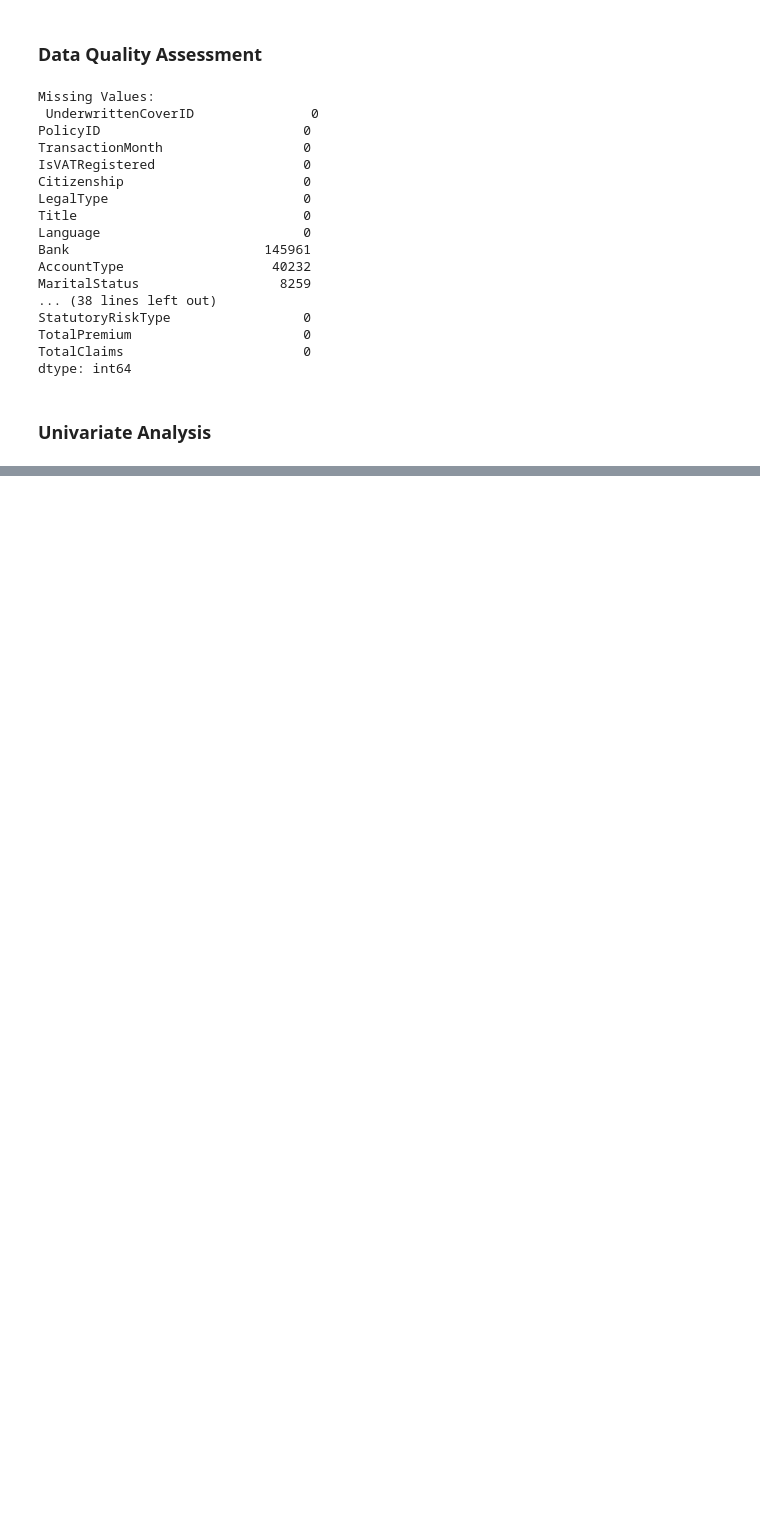
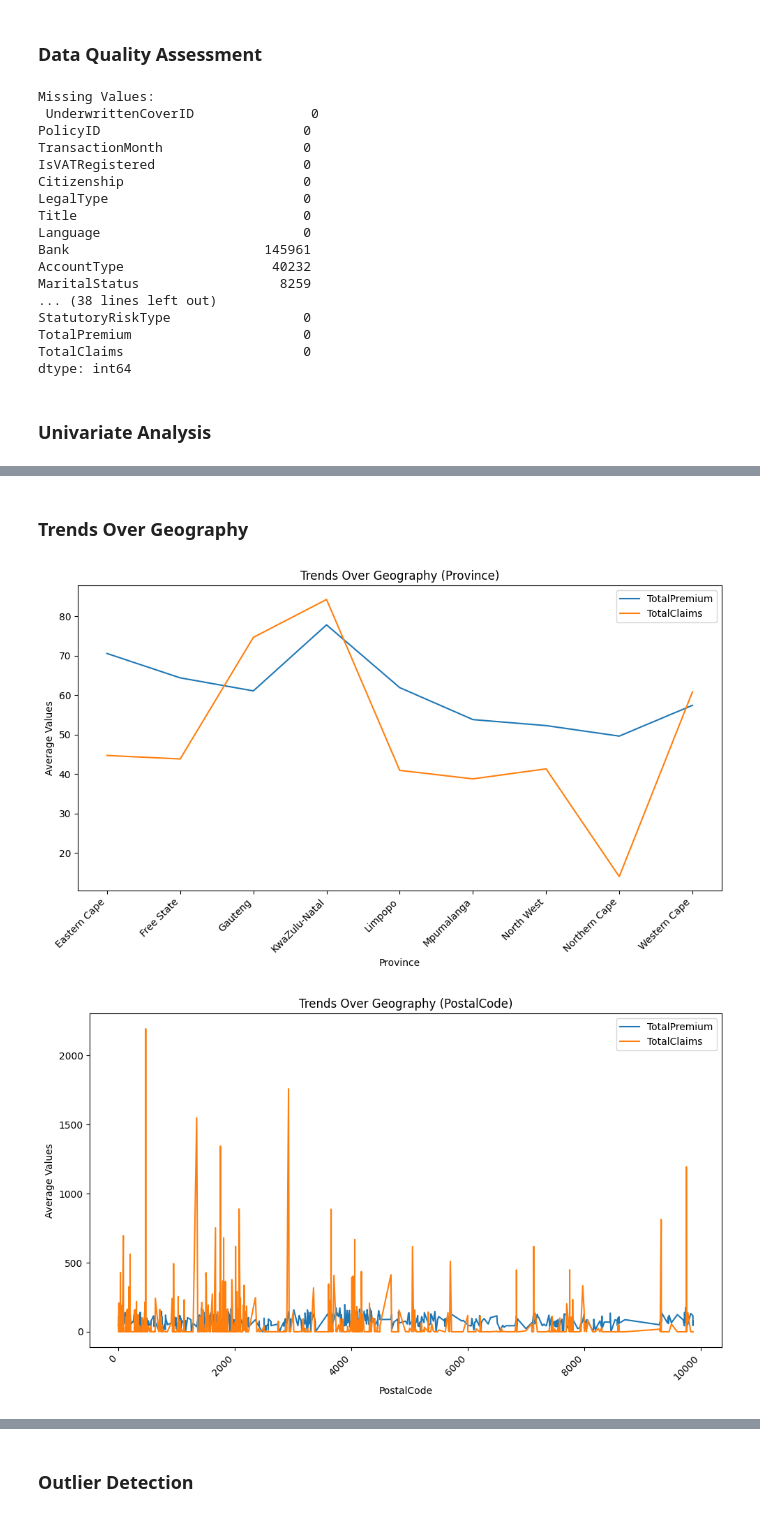
Before and after one commit to beckhamberhanu/Insurance-Analytics, a Jupyter notebook: notebooks/EDA.ipynb, the cells around one changed output, grey strips where cells are left out. Saved outputs shown, nothing was run; the diff lists cells and outputs as text; code cells hidden in the pictures; blank space fills up the shorter version.

```diff
--- a/notebooks/EDA.ipynb
+++ b/notebooks/EDA.ipynb
@@ -165,0 +204,28 @@ if "TransactionMonth" in data.columns:
+# %% [markdown]
+### Trends Over Geography
+# %%
+geo_columns = ['Province', 'PostalCode', 'MainCrestaZone', 'SubCrestaZone']
+
+for geo_col in geo_columns:
+    if geo_col in data.columns:  # Check if the column exists
+        try:
+            geo_trends = data.groupby(geo_col)[["TotalPremium", "TotalClaims"]].mean().reset_index()
+            plt.figure(figsize=(10, 6))
+            sns.lineplot(x=geo_col, y="TotalPremium", data=geo_trends, label="TotalPremium")
+            sns.lineplot(x=geo_col, y="TotalClaims", data=geo_trends, label="TotalClaims")
+            plt.title(f"Trends Over Geography ({geo_col})")
+            plt.xlabel(geo_col)
+            plt.ylabel("Average Values")
+            plt.xticks(rotation=45, ha='right')
+            plt.tight_layout()
+            plt.legend()
+            plt.show()
+        except TypeError as e:
+            print(f"Error creating lineplot for column '{geo_col}': {e}")
+            print(f"Column type is: {data[geo_col].dtype}")
+        except ValueError as e:
+            print(f"Error creating lineplot for column '{geo_col}': {e}")
+            print(f"Column type is: {data[geo_col].dtype}")
+# %% [output]
+[figure, added]
+[figure, added]
@@ -165,0 +234,2 @@ if "TransactionMonth" in data.columns:
+# %% [markdown]
+### Outlier Detection
```
Also changed, not shown: parts of 14 cells of this notebook, 10 other files.
